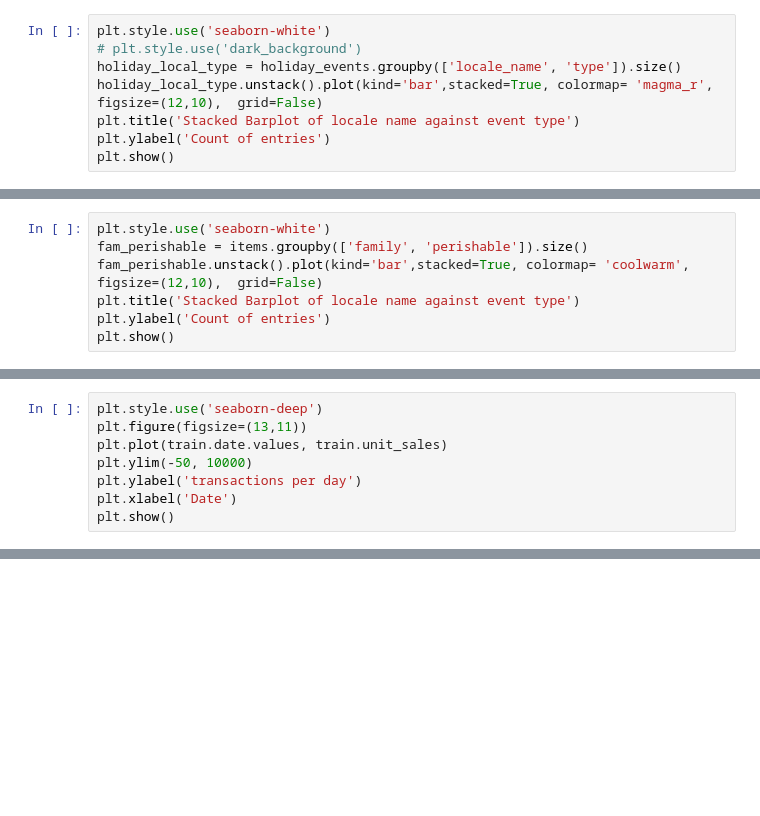
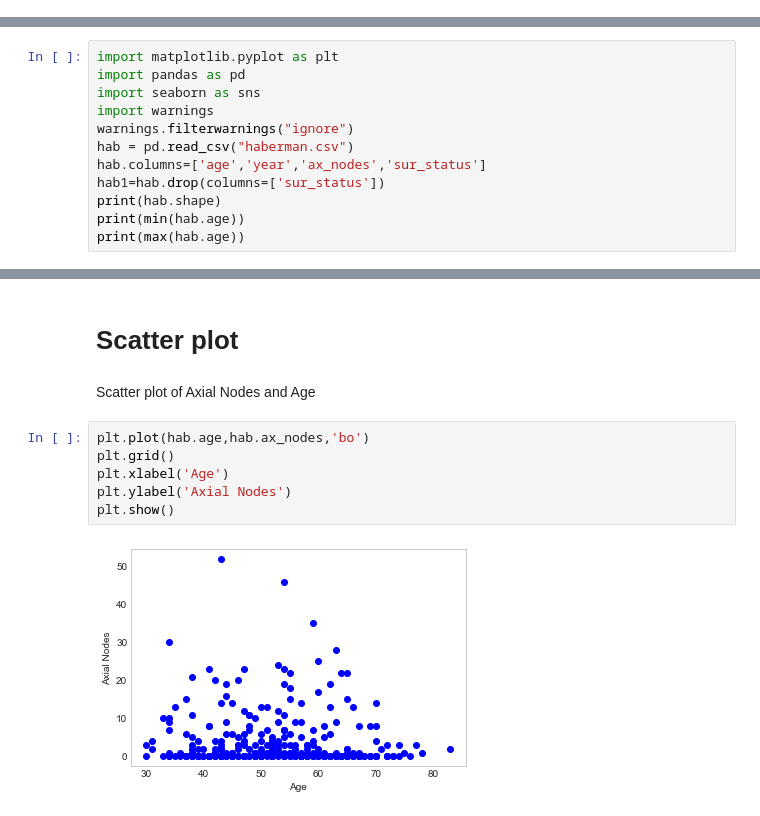
Before and after one commit to ravitejareddy-dodda/CMPE-255-Data-Mining, a Jupyter notebook: Week 3/A D3.js Viz.ipynb, the cells around one changed output, grey strips where cells are left out. Cells and saved outputs as stored; diff of their text form; blank space fills up the shorter version.

```diff
--- a/Week 3/A D3.js Viz.ipynb
+++ b/Week 3/A D3.js Viz.ipynb
@@ -150,8 +0,0 @@ holiday_events.head(3)
-# %%
-plt.style.use('seaborn-white')
-# plt.style.use('dark_background')
-holiday_local_type = holiday_events.groupby(['locale_name', 'type']).size()
-holiday_local_type.unstack().plot(kind='bar',stacked=True, colormap= 'magma_r', figsize=(12,10),  grid=False)
-plt.title('Stacked Barplot of locale name against event type')
-plt.ylabel('Count of entries')
-plt.show()
@@ -552,7 +0,0 @@ items.head()
-# %%
-plt.style.use('seaborn-white')
-fam_perishable = items.groupby(['family', 'perishable']).size()
-fam_perishable.unstack().plot(kind='bar',stacked=True, colormap= 'coolwarm', figsize=(12,10),  grid=False)
-plt.title('Stacked Barplot of locale name against event type')
-plt.ylabel('Count of entries')
-plt.show()
@@ -572,8 +0,0 @@ train.head()
-# %%
-plt.style.use('seaborn-deep')
-plt.figure(figsize=(13,11))
-plt.plot(train.date.values, train.unit_sales)
-plt.ylim(-50, 10000)
-plt.ylabel('transactions per day')
-plt.xlabel('Date')
-plt.show()
@@ -581,0 +3,12 @@ plt.show()
+# %%
+import matplotlib.pyplot as plt
+import pandas as pd
+import seaborn as sns
+import warnings
+warnings.filterwarnings("ignore")
+hab = pd.read_csv("haberman.csv")
+hab.columns=['age','year','ax_nodes','sur_status']
+hab1=hab.drop(columns=['sur_status'])
+print(hab.shape)
+print(min(hab.age))
+print(max(hab.age))
@@ -581,0 +51,12 @@ plt.show()
+# %% [markdown]
+# Scatter plot
+# %% [markdown]
+Scatter plot of Axial Nodes and Age
+# %%
+plt.plot(hab.age,hab.ax_nodes,'bo')
+plt.grid()
+plt.xlabel('Age')
+plt.ylabel('Axial Nodes')
+plt.show()
+# %% [output]
+[figure, added]
```
Also changed, not shown: parts of 81 cells of this notebook.
